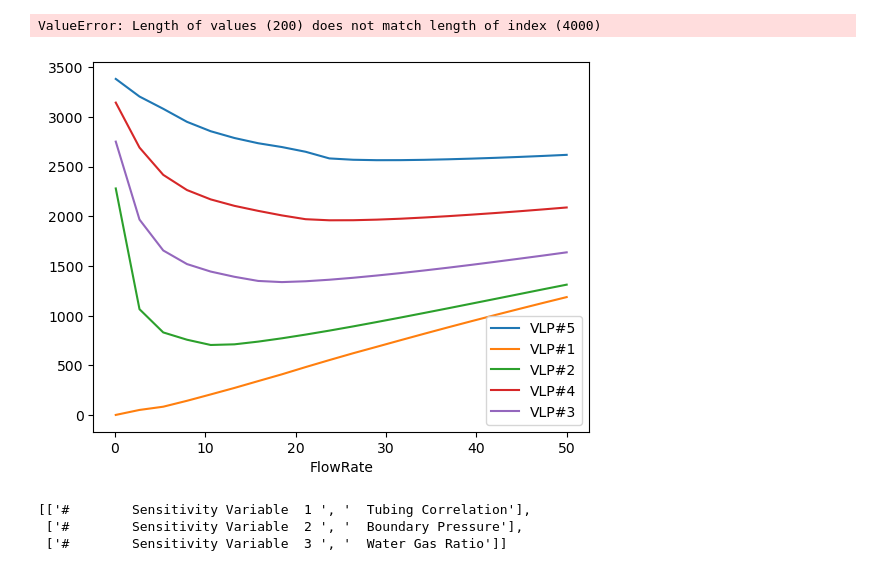
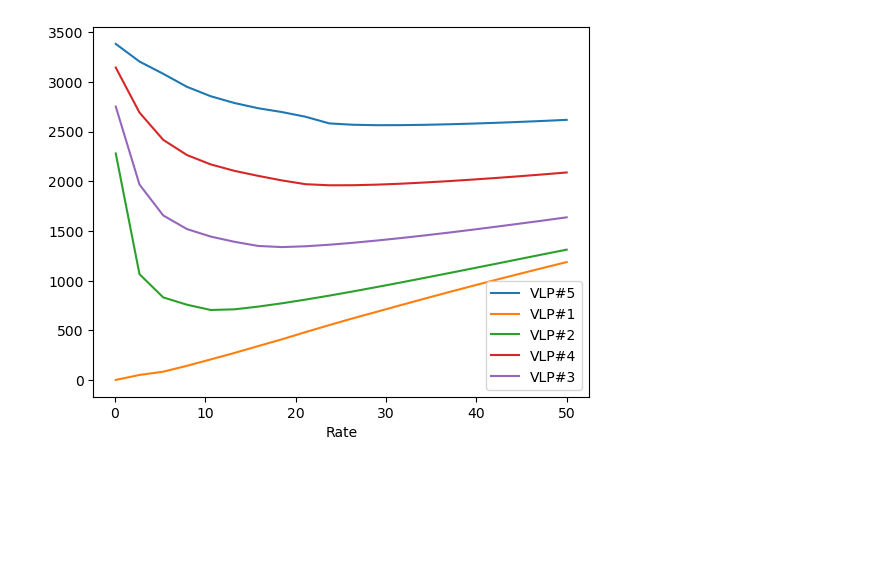
Before and after one commit to cesarcf1977/Prosper_VLP_TPD_Reader, a Jupyter notebook: tpd_reader.ipynb, the cells around one changed output. Cells and saved outputs as stored; diff of their text form; code cells hidden in the pictures; blank space fills up the shorter version.

```diff
--- a/tpd_reader.ipynb
+++ b/tpd_reader.ipynb
@@ -33,6 +36,9 @@ ratesHeaderIndex = lines.index(ratesHeader)
 rates = lines[ratesHeaderIndex+1:][0].split(",")
 rates = [float(rate) for rate in rates] # Flowrates in MMscfd
 ratesNum = len(rates)
+
+sensVarsNames.append("Rate")
+sensVarsVals.append(rates)
 # %%
 # Identify Calculated variables (output)
 calcVarsHeader = "# Number of Calculated Values (columns)"
@@ -47,8 +53,15 @@ press = lines[pressHeaderIndex + 1].split(",")
 press = [float(pres) for pres in press] # Wellhead pressures in psig
 pressNum = len(press)
 
-resultsHeader = "# 3 Variable TPD Results"
-resultsHeaderIndex = lines.index(resultsHeader)
+resultsHeader = "Variable TPD Results"
+resultsHeaderIndex = [idx for idx, s in enumerate(lines) if resultsHeader in s][0]
+# %%
+# Build the new columns describing the inputs for each VLP line
+temp = list(itertools.product(*sensVarsVals))
+vlpColumn = list(itertools.chain(*[["VLP#"+str(i+1)]*20 for i in range(int(len(temp)/ratesNum))]))
+temp = pd.DataFrame(temp)
+temp.columns = sensVarsNames
+temp.insert(0, "VLP_number", vlpColumn)
 # %%
 # Read the main tabular data into a dataframe
 data = pd.read_csv(inputFile, sep=",", skiprows=resultsHeaderIndex+1, header=None)
@@ -56,27 +69,12 @@ data = pd.read_csv(inputFile, sep=",", skiprows=resultsHeaderIndex+1, header=Non
 # Set dataframe column names (calculated variables names)
 data.columns = calcVarsNames
 
-# Create flowrates and wellhead pressures columns
-ratesColumn = rates * pressNum
-pressColumn = [y for x in press for y in (x,)*ratesNum]
-vlpColumn = ["VLP#" + str(x[0]+1) for x in enumerate(press) for y in (x,)*ratesNum]
-
 # Add columns to dataframe
-data.insert(loc = 0, column = 'FlowRate', value = ratesColumn)
-data.insert(loc = 0, column = 'WHP', value = pressColumn)
-data.insert(loc = 0, column = 'VLP', value = vlpColumn)
+data = pd.concat([temp, data.reindex(temp.index)], axis=1)
-# %% [output]
-ValueError: Length of values (200) does not match length of index (4000)
 # %%
 # Plot something...
 ax = plt.gca()
 for vlp in set(vlpColumn):
-    data[data.VLP == vlp].plot.line(x='FlowRate', y='# 5000 - Flowing Bottom Hole Pressure', label=vlp, ax=ax)
+    data[data.VLP_number == vlp].plot.line(x='Rate', y='# 5000 - Flowing Bottom Hole Pressure', label=vlp, ax=ax)
 # %% [output]
-[figure, old version]
+[figure, new version]
-# %%
-sensVars
-# %% [output]
-[['#        Sensitivity Variable  1 ', '  Tubing Correlation'],
- ['#        Sensitivity Variable  2 ', '  Boundary Pressure'],
- ['#        Sensitivity Variable  3 ', '  Water Gas Ratio']]
```
Also changed, not shown: parts of 3 cells of this notebook, 2 other files.
